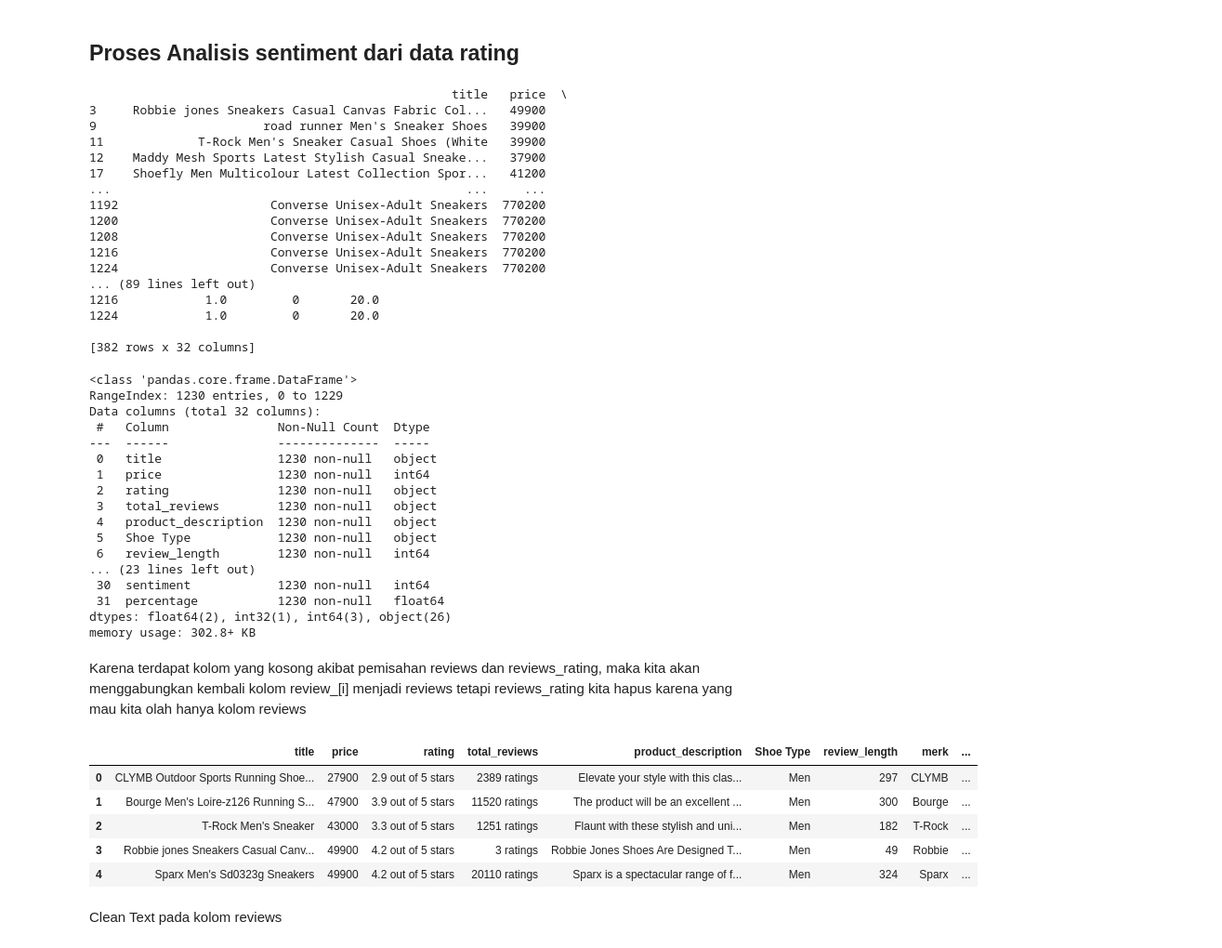
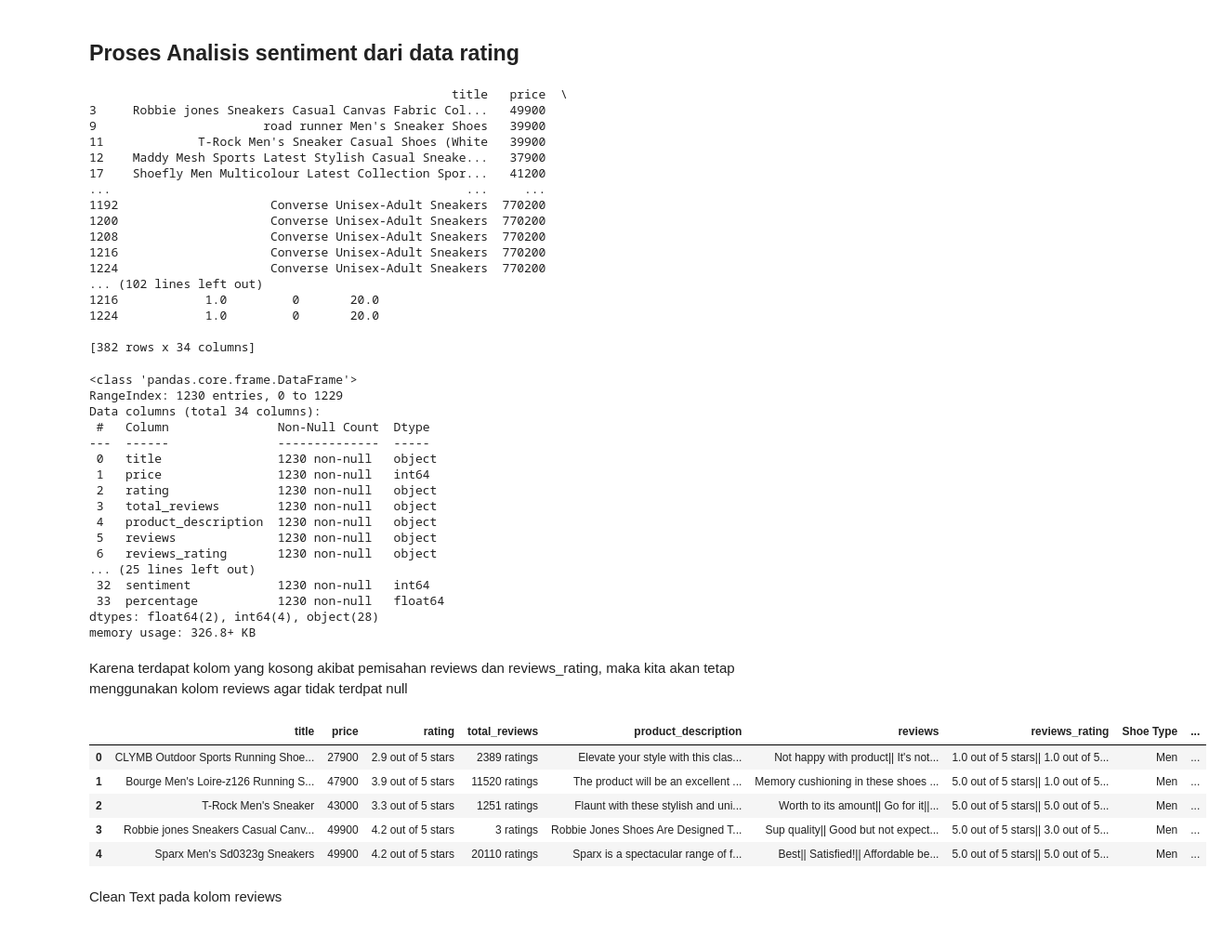
Before and after one commit to AnandaDly/sole-savant, a Jupyter notebook: model/model_sentiment1.ipynb, the cells around one changed output. Shown: that part at 93% size. Saved outputs shown, nothing was run; the diff lists cells and outputs as text; code cells hidden in the pictures.

Commit message:
update model and data (2)

```diff
--- a/model/model_sentiment1.ipynb
+++ b/model/model_sentiment1.ipynb
@@ -370,9 +366,11 @@ df.head()
 df.to_csv('../data/Shoes_Data_Final.csv', index=False)
 # %% [markdown]
 ## Proses Analisis sentiment dari data rating
+# %%
+df_final = pd.read_csv('../data/Shoes_Data_Final.csv')
 # %%
 # Mengecek baris yang mengandung nilai null
-null_rows = df[df.isnull().any(axis=1)]
+null_rows = df_final[df_final.isnull().any(axis=1)]
 
 # Menampilkan baris yang mengandung nilai null
 print(null_rows)
@@ -389,17 +387,17 @@ print(null_rows)
 1208                     Converse Unisex-Adult Sneakers  770200
 1216                     Converse Unisex-Adult Sneakers  770200
 1224                     Converse Unisex-Adult Sneakers  770200
-... (89 lines left out)
+... (102 lines left out)
 1216            1.0         0       20.0
 1224            1.0         0       20.0
 
-[382 rows x 32 columns]
+[382 rows x 34 columns]
 # %%
-df.info()
+df_final.info()
 # %% [output]
 <class 'pandas.core.frame.DataFrame'>
 RangeIndex: 1230 entries, 0 to 1229
-Data columns (total 32 columns):
+Data columns (total 34 columns):
  #   Column               Non-Null Count  Dtype
 ---  ------               --------------  -----
  0   title                1230 non-null   object
@@ -407,39 +405,32 @@ Data columns (total 32 columns):
  2   rating               1230 non-null   object
  3   total_reviews        1230 non-null   object
  4   product_description  1230 non-null   object
- 5   Shoe Type            1230 non-null   object
- 6   review_length        1230 non-null   int64
-... (23 lines left out)
- 30  sentiment            1230 non-null   int64
- 31  percentage           1230 non-null   float64
-dtypes: float64(2), int32(1), int64(3), object(26)
-memory usage: 302.8+ KB
+ 5   reviews              1230 non-null   object
+ 6   reviews_rating       1230 non-null   object
+... (25 lines left out)
+ 32  sentiment            1230 non-null   int64
+ 33  percentage           1230 non-null   float64
+dtypes: float64(2), int64(4), object(28)
+memory usage: 326.8+ KB
 # %% [markdown]
-Karena terdapat kolom yang kosong akibat pemisahan reviews dan reviews_rating, maka kita akan menggabungkan kembali kolom review_[i] menjadi reviews tetapi reviews_rating kita hapus karena yang mau kita olah hanya kolom reviews
+Karena terdapat kolom yang kosong akibat pemisahan reviews dan reviews_rating, maka kita akan tetap menggunakan kolom reviews agar tidak terdpat null
 # %%
-# Menggabungkan semua kolom review menjadi satu kolom 'reviews' dengan pemisah '|'
-df['reviews'] = df[['review_1', 'review_2', 'review_3', 'review_4', 'review_5',
-                    'review_6', 'review_7', 'review_8', 'review_9', 'review_10']].fillna('').agg('|'.join, axis=1)
-
-# Menghapus pemisah ganda yang mungkin muncul karena nilai None yang diisi dengan string kosong
-df['reviews'] = df['reviews'].str.replace(r'\|+', '|').str.strip('|')
-
 # Menghapus kolom review_1 hingga review_10 yang sudah tidak diperlukan lagi
-df = df.drop(columns=['review_1', 'review_2', 'review_3', 'review_4', 'review_5',
+df_final = df_final.drop(columns=['review_1', 'review_2', 'review_3', 'review_4', 'review_5',
                       'review_6', 'review_7', 'review_8', 'review_9', 'review_10'])
 
 # Menghapus kolom review_rating_1 hingga review_rating_10 yang sudah tidak diperlukan lagi
-df = df.drop(columns=['review_rating_1', 'review_rating_2', 'review_rating_3', 'review_rating_4', 'review_rating_5',
+df_final = df_final.drop(columns=['review_rating_1', 'review_rating_2', 'review_rating_3', 'review_rating_4', 'review_rating_5',
                       'review_rating_6', 'review_rating_7', 'review_rating_8', 'review_rating_9', 'review_rating_10'])
 
-df.head()
+df_final.head()
 # %% [output]
-|  | title | price | rating | total_reviews | product_description | Shoe Type | review_length | merk | ... |
-| 0 | CLYMB Outdoor Sports Running Shoe... | 27900 | 2.9 out of 5 stars | 2389 ratings | Elevate your style with this clas... | Men | 297 | CLYMB | ... |
-| 1 | Bourge Men's Loire-z126 Running S... | 47900 | 3.9 out of 5 stars | 11520 ratings | The product will be an excellent ... | Men | 300 | Bourge | ... |
-| 2 | T-Rock Men's Sneaker | 43000 | 3.3 out of 5 stars | 1251 ratings | Flaunt with these stylish and uni... | Men | 182 | T-Rock | ... |
-| 3 | Robbie jones Sneakers Casual Canv... | 49900 | 4.2 out of 5 stars | 3 ratings | Robbie Jones Shoes Are Designed T... | Men | 49 | Robbie | ... |
-| 4 | Sparx Men's Sd0323g Sneakers | 49900 | 4.2 out of 5 stars | 20110 ratings | Sparx is a spectacular range of f... | Men | 324 | Sparx | ... |
+|  | title | price | rating | total_reviews | product_description | reviews | reviews_rating | Shoe Type | ... |
+| 0 | CLYMB Outdoor Sports Running Shoe... | 27900 | 2.9 out of 5 stars | 2389 ratings | Elevate your style with this clas... | Not happy with product|| It's not... | 1.0 out of 5 stars|| 1.0 out of 5... | Men | ... |
+| 1 | Bourge Men's Loire-z126 Running S... | 47900 | 3.9 out of 5 stars | 11520 ratings | The product will be an excellent ... | Memory cushioning in these shoes ... | 5.0 out of 5 stars|| 1.0 out of 5... | Men | ... |
+| 2 | T-Rock Men's Sneaker | 43000 | 3.3 out of 5 stars | 1251 ratings | Flaunt with these stylish and uni... | Worth to its amount|| Go for it||... | 5.0 out of 5 stars|| 5.0 out of 5... | Men | ... |
+| 3 | Robbie jones Sneakers Casual Canv... | 49900 | 4.2 out of 5 stars | 3 ratings | Robbie Jones Shoes Are Designed T... | Sup quality|| Good but not expect... | 5.0 out of 5 stars|| 3.0 out of 5... | Men | ... |
+| 4 | Sparx Men's Sd0323g Sneakers | 49900 | 4.2 out of 5 stars | 20110 ratings | Sparx is a spectacular range of f... | Best|| Satisfied!|| Affordable be... | 5.0 out of 5 stars|| 5.0 out of 5... | Men | ... |
 # %% [markdown]
 Clean Text pada kolom reviews
 # %%
```
Also changed, not shown: parts of 16 cells of this notebook, 2 other files.
